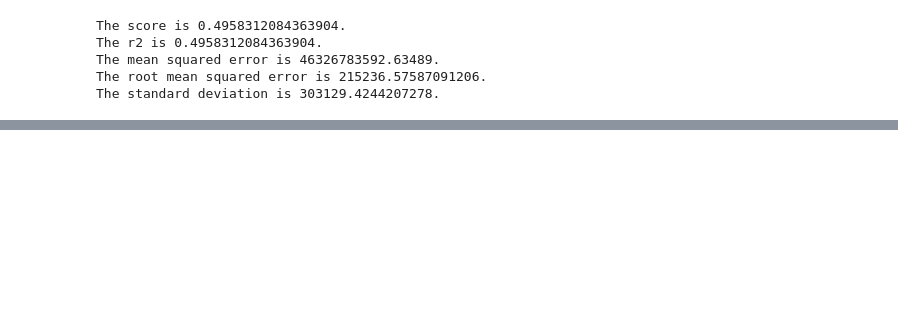
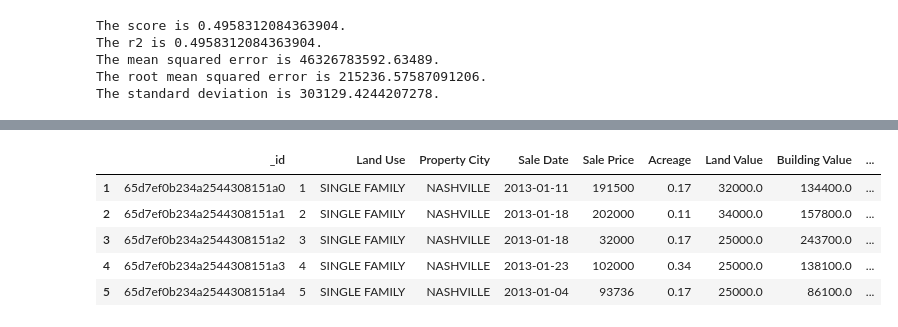
Before and after one commit to margoberry17/Predicting-Hosing-Prices-using-ML, a Jupyter notebook: Project 4.ipynb, the cells around one changed output, grey strips where cells are left out. Saved outputs shown, nothing was run; the diff lists cells and outputs as text; code cells hidden in the pictures; blank space fills up the shorter version.

```diff
--- a/Project 4.ipynb
+++ b/Project 4.ipynb
@@ -224,0 +248,13 @@ cleaned_df.to_csv('cleaned_data.csv', index=False)
+# %%
+machine_learning['Sale Year'] = pd.to_datetime(machine_learning['Sale Date'])
+machine_learning['Sale Date'] = pd.to_datetime(machine_learning['Sale Date'])
+# Extract the year from the date_column
+machine_learning['Sale Year'] = machine_learning['Sale Date'].dt.year
+machine_learning.head()
+# %% [output]
+|  | _id |  | Land Use | Property City | Sale Date | Sale Price | Acreage | Land Value | Building Value | ... |
+| 1 | 65d7ef0b234a2544308151a0 | 1 | SINGLE FAMILY | NASHVILLE | 2013-01-11 | 191500 | 0.17 | 32000.0 | 134400.0 | ... |
+| 2 | 65d7ef0b234a2544308151a1 | 2 | SINGLE FAMILY | NASHVILLE | 2013-01-18 | 202000 | 0.11 | 34000.0 | 157800.0 | ... |
+| 3 | 65d7ef0b234a2544308151a2 | 3 | SINGLE FAMILY | NASHVILLE | 2013-01-18 | 32000 | 0.17 | 25000.0 | 243700.0 | ... |
+| 4 | 65d7ef0b234a2544308151a3 | 4 | SINGLE FAMILY | NASHVILLE | 2013-01-23 | 102000 | 0.34 | 25000.0 | 138100.0 | ... |
+| 5 | 65d7ef0b234a2544308151a4 | 5 | SINGLE FAMILY | NASHVILLE | 2013-01-04 | 93736 | 0.17 | 25000.0 | 86100.0 | ... |
```
Also changed, not shown: parts of 15 cells of this notebook.
